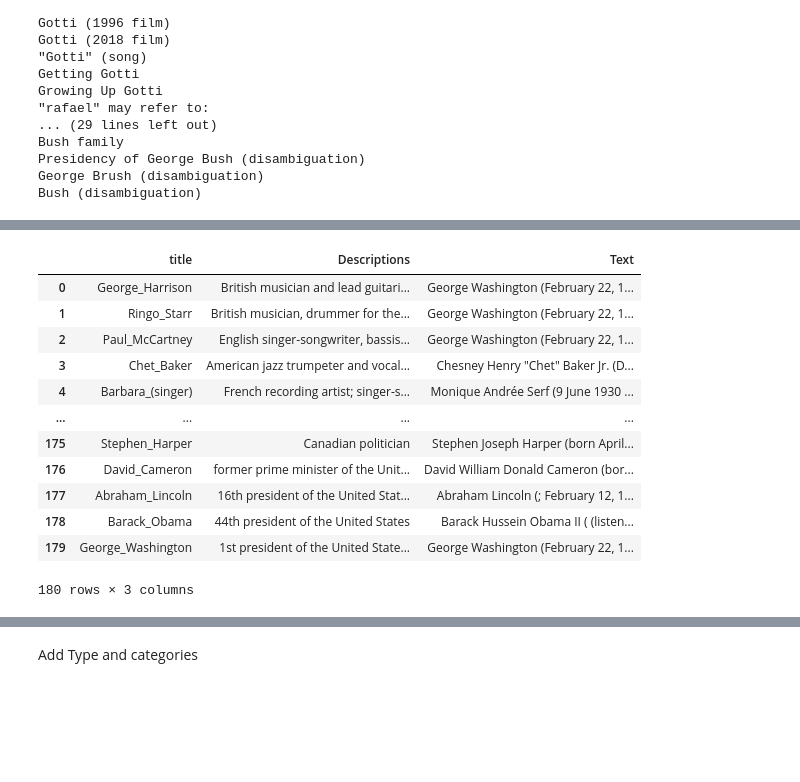
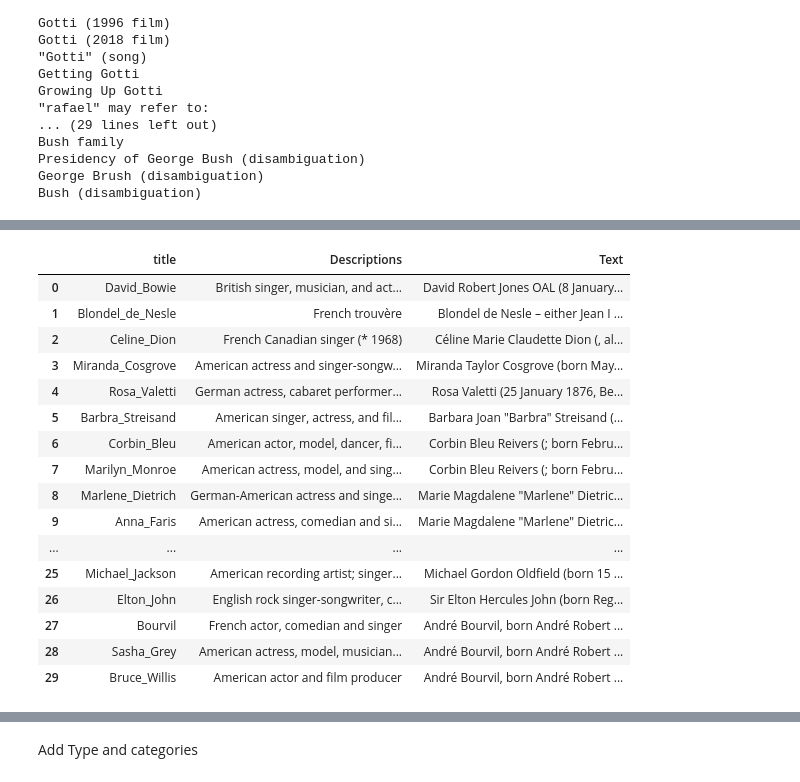
Before and after one commit to Puthineath/DS_final, a Jupyter notebook: Final Project.ipynb, the cells around one changed output, grey strips where cells are left out. Drawn from its saved outputs; the diff is of its cells as text; code cells hidden in the pictures; blank space fills up the shorter version.

```diff
--- a/Final Project.ipynb
+++ b/Final Project.ipynb
@@ -626,18 +533,22 @@ df_title
 # %%
 df = pd.concat((df_title,df_des), axis = 1)
 df_final = pd.concat((df,df_text),axis = 1)
-df_final
+df_final.head(30)
 # %% [output]
 |  | title | Descriptions | Text |
-| 0 | George_Harrison | British musician and lead guitari... | George Washington (February 22, 1... |
-| 1 | Ringo_Starr | British musician, drummer for the... | George Washington (February 22, 1... |
-| 2 | Paul_McCartney | English singer-songwriter, bassis... | George Washington (February 22, 1... |
-| 3 | Chet_Baker | American jazz trumpeter and vocal... | Chesney Henry "Chet" Baker Jr. (D... |
-| 4 | Barbara_(singer) | French recording artist; singer-s... | Monique Andrée Serf (9 June 1930 ... |
+| 0 | David_Bowie | British singer, musician, and act... | David Robert Jones OAL (8 January... |
+| 1 | Blondel_de_Nesle | French trouvère | Blondel de Nesle – either Jean I ... |
+| 2 | Celine_Dion | French Canadian singer (* 1968) | Céline Marie Claudette Dion (, al... |
+| 3 | Miranda_Cosgrove | American actress and singer-songw... | Miranda Taylor Cosgrove (born May... |
+| 4 | Rosa_Valetti | German actress, cabaret performer... | Rosa Valetti (25 January 1876, Be... |
+| 5 | Barbra_Streisand | American singer, actress, and fil... | Barbara Joan "Barbra" Streisand (... |
+| 6 | Corbin_Bleu | American actor, model, dancer, fi... | Corbin Bleu Reivers (; born Febru... |
+| 7 | Marilyn_Monroe | American actress, model, and sing... | Corbin Bleu Reivers (; born Febru... |
+| 8 | Marlene_Dietrich | German-American actress and singe... | Marie Magdalene "Marlene" Dietric... |
+| 9 | Anna_Faris | American actress, comedian and si... | Marie Magdalene "Marlene" Dietric... |
 | ... | ... | ... | ... |
-| 175 | Stephen_Harper | Canadian politician | Stephen Joseph Harper (born April... |
-| 176 | David_Cameron | former prime minister of the Unit... | David William Donald Cameron (bor... |
-| 177 | Abraham_Lincoln | 16th president of the United Stat... | Abraham Lincoln (; February 12, 1... |
-| 178 | Barack_Obama | 44th president of the United States | Barack Hussein Obama II ( (listen... |
-| 179 | George_Washington | 1st president of the United State... | George Washington (February 22, 1... |
+| 25 | Michael_Jackson | American recording artist; singer... | Michael Gordon Oldfield (born 15 ... |
+| 26 | Elton_John | English rock singer-songwriter, c... | Sir Elton Hercules John (born Reg... |
+| 27 | Bourvil | French actor, comedian and singer | André Bourvil, born André Robert ... |
+| 28 | Sasha_Grey | American actress, model, musician... | André Bourvil, born André Robert ... |
+| 29 | Bruce_Willis | American actor and film producer | André Bourvil, born André Robert ... |
-180 rows × 3 columns
```
Also changed, not shown: parts of 80 cells of this notebook, 4 other files.
